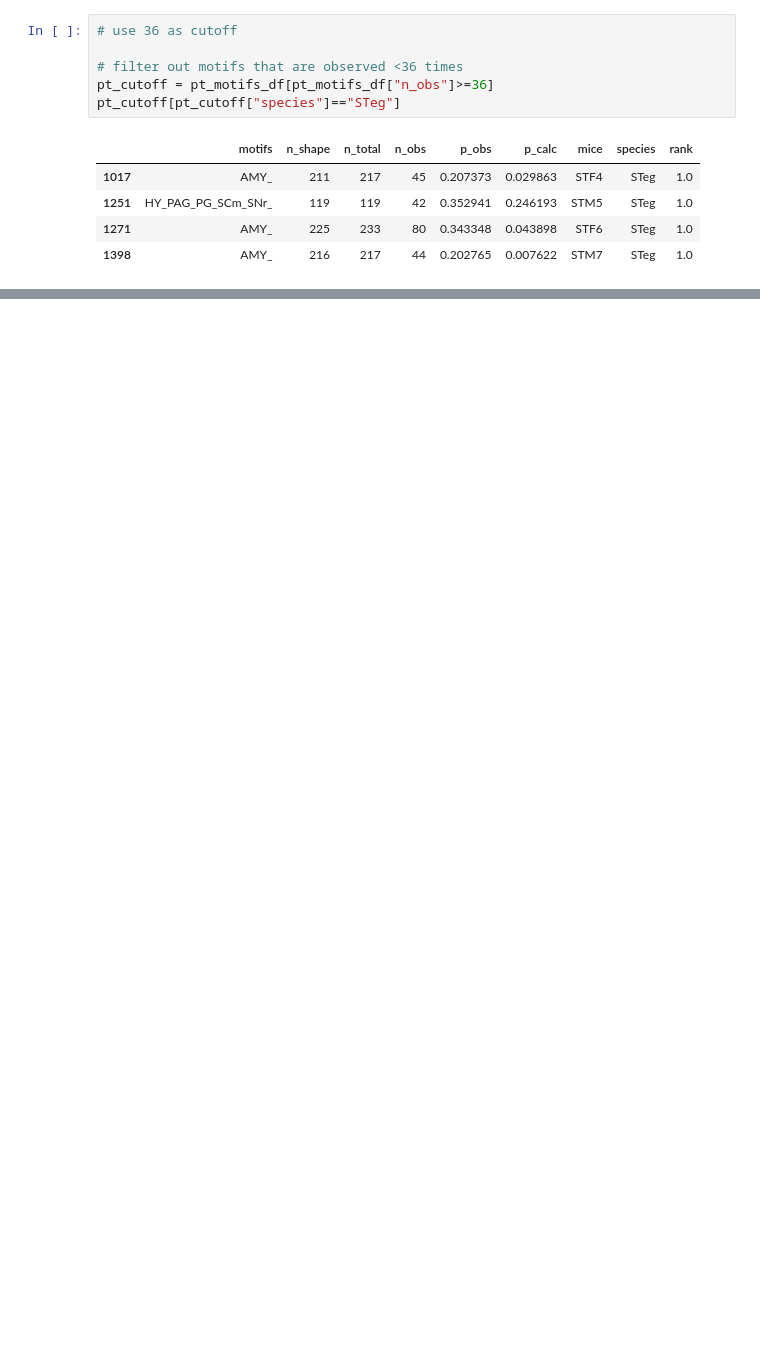
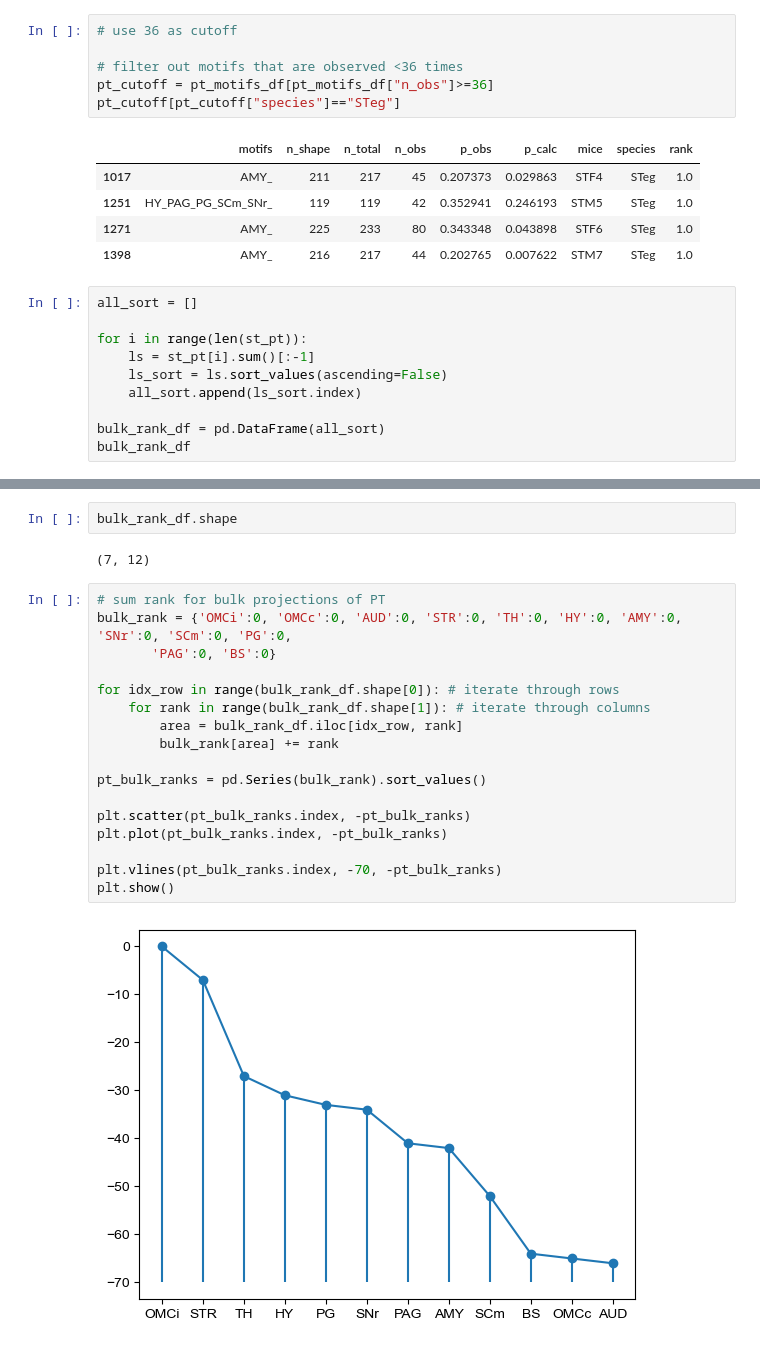
Before and after one commit to eisko/MAPseq_analysis, a Jupyter notebook: motifs_240301.ipynb, the cells around one changed output, grey strips where cells are left out. Saved outputs shown, nothing was run; the diff lists cells and outputs as text; blank space fills up the shorter version.

```diff
--- a/motifs_240301.ipynb
+++ b/motifs_240301.ipynb
@@ -828,3 +825,13 @@ pt_cutoff[pt_cutoff["species"]=="STeg"]
 | 1251 | HY_PAG_PG_SCm_SNr_ | 119 | 119 | 42 | 0.352941 | 0.246193 | STM5 | STeg | 1.0 |
 | 1271 | AMY_ | 225 | 233 | 80 | 0.343348 | 0.043898 | STF6 | STeg | 1.0 |
 | 1398 | AMY_ | 216 | 217 | 44 | 0.202765 | 0.007622 | STM7 | STeg | 1.0 |
+# %%
+all_sort = []
+
+for i in range(len(st_pt)):
+    ls = st_pt[i].sum()[:-1]
+    ls_sort = ls.sort_values(ascending=False)
+    all_sort.append(ls_sort.index)
+
+bulk_rank_df = pd.DataFrame(all_sort)
+bulk_rank_df
@@ -830,0 +861,23 @@ pt_cutoff[pt_cutoff["species"]=="STeg"]
+# %%
+bulk_rank_df.shape
+# %% [output]
+(7, 12)
+# %%
+# sum rank for bulk projections of PT
+bulk_rank = {'OMCi':0, 'OMCc':0, 'AUD':0, 'STR':0, 'TH':0, 'HY':0, 'AMY':0, 'SNr':0, 'SCm':0, 'PG':0,
+       'PAG':0, 'BS':0}
+
+for idx_row in range(bulk_rank_df.shape[0]): # iterate through rows
+    for rank in range(bulk_rank_df.shape[1]): # iterate through columns
+        area = bulk_rank_df.iloc[idx_row, rank]
+        bulk_rank[area] += rank
+
+pt_bulk_ranks = pd.Series(bulk_rank).sort_values()
+
+plt.scatter(pt_bulk_ranks.index, -pt_bulk_ranks)
+plt.plot(pt_bulk_ranks.index, -pt_bulk_ranks)
+
+plt.vlines(pt_bulk_ranks.index, -70, -pt_bulk_ranks)
+plt.show()
+# %% [output]
+[figure, added]
```
Also changed, not shown: parts of 11 cells of this notebook.
